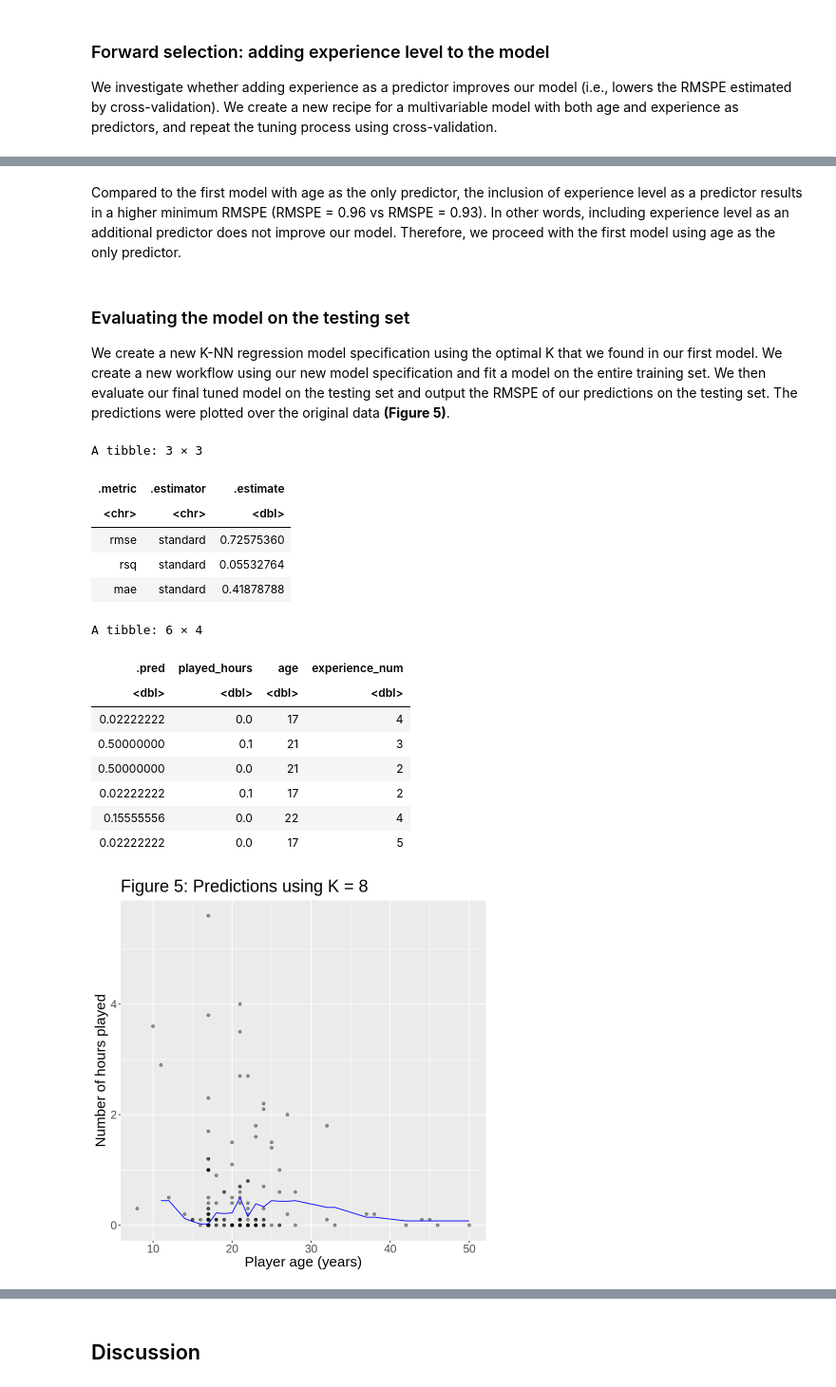
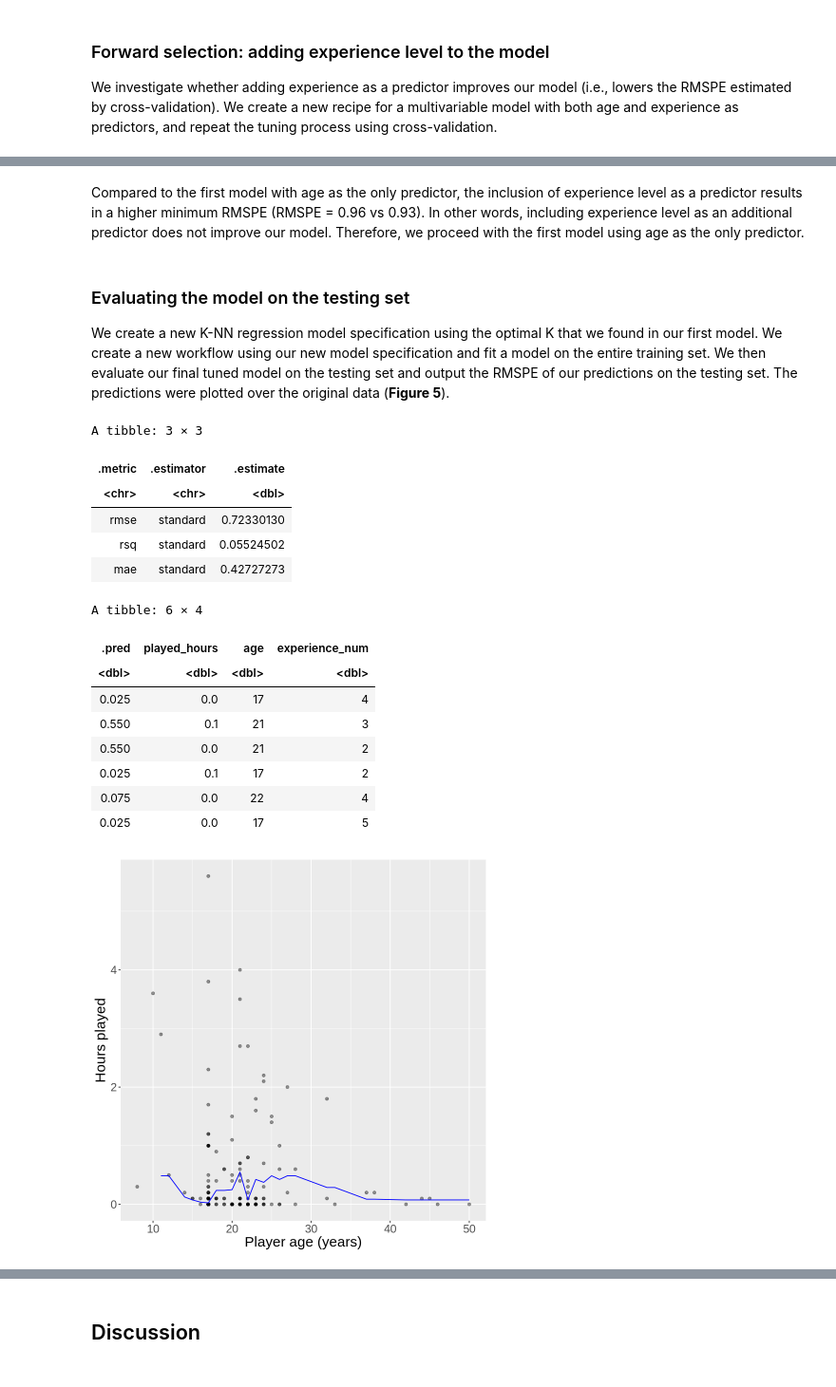
Before and after one commit to Sen550/dsci100-project, a Jupyter notebook: final_projectreport.ipynb, the cells around one changed output, grey strips where cells are left out. Shown at 95% size. Cells and saved outputs as stored; diff of their text form; code cells hidden in the pictures.

```diff
--- a/final_projectreport.ipynb
+++ b/final_projectreport.ipynb
@@ -288,0 +272,7 @@ First, we split the players data into training and testing sets using a 70/30 sp
+# %%
+# Select variables of interest, remove outliers
+players_final <- transformed_players |>
+select(played_hours, age, experience_num) |>
+    filter(age <= 90 & played_hours <= 6)
+
+head(players_final)
@@ -298,7 +302,7 @@ set.seed(234)
 options(repr.plot.width = 7, repr.plot.height = 7)
 
 # split the data: 70 training / 30 testing
-players_split <- initial_split(selected_transformed_players, prop = 0.70, strata = played_hours)
+players_split <- initial_split(players_final, prop = 0.70, strata = played_hours)
 players_training <- training(players_split)
 players_testing <- testing(players_split)
 # %% [markdown]
@@ -312,7 +316,7 @@ players_spec <- nearest_neighbor(weight_func = "rectangular", neighbors = tune()
     set_mode("regression")
 
 # Recipe
-players_recipe <- recipe(played_hours ~ age, data = selected_transformed_players) |>
+players_recipe <- recipe(played_hours ~ age, data = players_final) |>
     step_scale(all_predictors()) |>
     step_center(all_predictors())
 
@@ -475,9 +486,9 @@ A tibble: 1 × 7
 # %% [markdown]
-Compared to the first model with age as the only predictor, the inclusion of experience level as a predictor results in a higher minimum RMSPE (RMSPE = 0.96 vs RMSPE = 0.93). In other words, including experience level as an additional predictor does not improve our model. Therefore, we proceed with the first model using age as the only predictor.
+Compared to the first model with age as the only predictor, the inclusion of experience level as a predictor results in a higher minimum RMSPE (RMSPE = 0.96 vs 0.93). In other words, including experience level as an additional predictor does not improve our model. Therefore, we proceed with the first model using age as the only predictor.
 # %% [markdown]
 ### Evaluating the model on the testing set
 
-We create a new K-NN regression model specification using the optimal K that we found in our first model. We create a new workflow using our new model specification and fit a model on the entire training set. We then evaluate our final tuned model on the testing set and output the RMSPE of our predictions on the testing set. The predictions were plotted over the original data **(Figure 5)**.
+We create a new K-NN regression model specification using the optimal K that we found in our first model. We create a new workflow using our new model specification and fit a model on the entire training set. We then evaluate our final tuned model on the testing set and output the RMSPE of our predictions on the testing set. The predictions were plotted over the original data (**Figure 5**).
 # %%
 # Create model specification using optimal K
 players_best_spec <- nearest_neighbor(weight_func = "rectangular", neighbors = k_min) |>
@@ -494,43 +505,43 @@ players_best_fit <- workflow() |>
 players_results <- players_best_fit |>
     predict(players_testing) |>
     bind_cols(players_testing) |>
     metrics(truth = played_hours, estimate =.pred)
 
 players_results
 
 # Plot predictions over the original players data
 players_preds <- players_best_fit |>
     predict(players_training) |>
     bind_cols(players_training)
 
 head(players_preds)
 
-players_plot <- ggplot(data = selected_transformed_players, aes(x = age, y = played_hours)) +
+players_plot <- ggplot(data = players_final, aes(x = age, y = played_hours)) +
     geom_point(alpha = 0.4) +
     geom_line(data = players_preds,
               mapping = aes(x = age, y = .pred),
               color = "blue") +
     xlab("Player age (years)") +
-    ylab("Number of hours played") +
-    ggtitle("Figure 5: Predictions using K = 8") +
+    ylab("Hours played") +
+    # ggtitle("Figure 5: Predictions using K = 8") +
     # ggtitle(paste0("Figure Y: Predictions using K = ", k_min)) +
     theme(text = element_text(size = 18))
 
 players_plot
 # %% [output]
 A tibble: 3 × 3
 | .metric | .estimator | .estimate |
 | <chr> | <chr> | <dbl> |
-| rmse | standard | 0.72575360 |
-| rsq | standard | 0.05532764 |
-| mae | standard | 0.41878788 |
+| rmse | standard | 0.72330130 |
+| rsq | standard | 0.05524502 |
+| mae | standard | 0.42727273 |
 A tibble: 6 × 4
 | .pred | played_hours | age | experience_num |
 | <dbl> | <dbl> | <dbl> | <dbl> |
-| 0.02222222 | 0.0 | 17 | 4 |
-| 0.50000000 | 0.1 | 21 | 3 |
-| 0.50000000 | 0.0 | 21 | 2 |
-| 0.02222222 | 0.1 | 17 | 2 |
-| 0.15555556 | 0.0 | 22 | 4 |
-| 0.02222222 | 0.0 | 17 | 5 |
+| 0.025 | 0.0 | 17 | 4 |
+| 0.550 | 0.1 | 21 | 3 |
+| 0.550 | 0.0 | 21 | 2 |
+| 0.025 | 0.1 | 17 | 2 |
+| 0.075 | 0.0 | 22 | 4 |
+| 0.025 | 0.0 | 17 | 5 |
-[figure, old version]
+[figure, new version]
```
Also changed, not shown: parts of 16 cells of this notebook.
